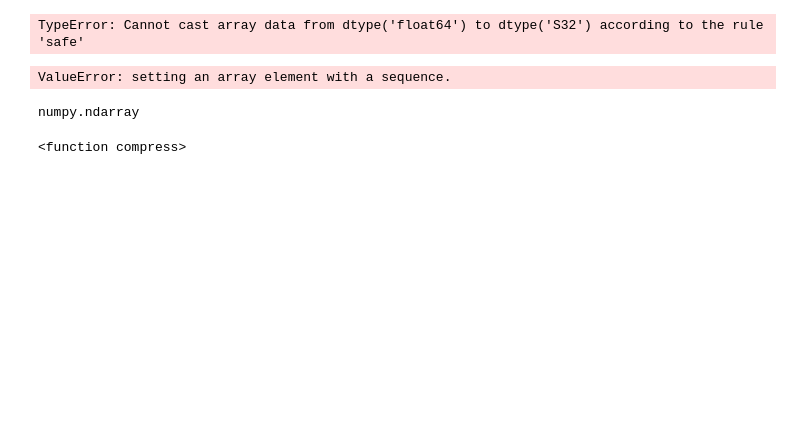
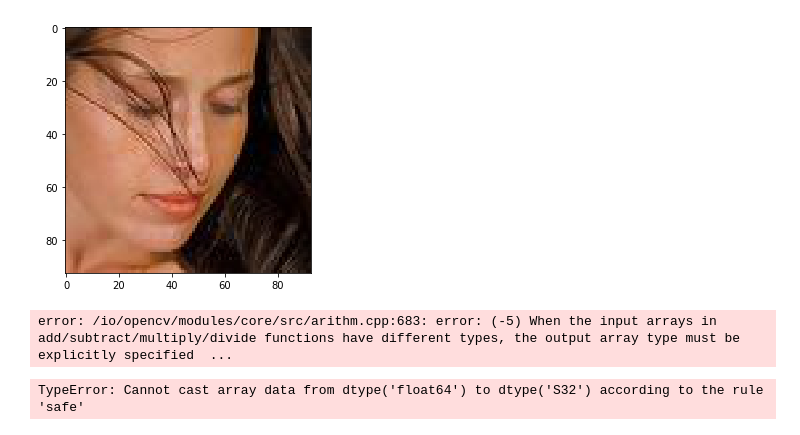
Before and after one commit to ilivans/ysda-computer-vision-part1, a Jupyter notebook: homeworks/04_facial_keypoints_cnn/facial_keypoints_cnn.ipynb, the cells around one changed output. Saved outputs shown, nothing was run; the diff lists cells and outputs as text; code cells hidden in the pictures; blank space fills up the shorter version.

```diff
--- a/homeworks/04_facial_keypoints_cnn/facial_keypoints_cnn.ipynb
+++ b/homeworks/04_facial_keypoints_cnn/facial_keypoints_cnn.ipynb
@@ -22,3 +66,28 @@ pts_train.drop('filename', axis=1, inplace=True)
+# %%
+img = imgs_train[9]
+
+io.imshow(img)
+plt.show()
+
+def randomHueSaturationValue(image, hue_shift_limit=(-180, 180),
+                             sat_shift_limit=(-255, 255),
+                             val_shift_limit=(-255, 255), u=0.5):
+    if np.random.random() < 1:
+        h,w,c = img.shape # (768, 1024, 3)
+        noise = np.random.randint(0,10,(h, w, c)) # design jitter/noise here
+#         zitter = np.zeros_like(img)
+#         zitter[:,:,1] = noise
+        image = cv2.add(img, noise)
+
+    return image
+
+io.imshow(randomHueSaturationValue(img,
+                                               hue_shift_limit=(-1, 1),
+                                               sat_shift_limit=(-1, 1),
+                                               val_shift_limit=(-10, 10)))
+# %% [output]
+[figure, added]
+error: /io/opencv/modules/core/src/arithm.cpp:683: error: (-5) When the input arrays in add/subtract/multiply/divide functions have different types, the output array type must be explicitly specified  ...
 # %%
 from skimage import color, transform
 
@@ -53,15 +115,0 @@ import lasagne.layers
-# %%
-from sklearn.cross_validation import train_test_split
-
-X_train, X_val, y_train, y_val = train_test_split(imgs_train.astype(np.float32),
-                                                  pts_train.astype(np.float32), test_size=0.05)
-# %% [output]
-ValueError: setting an array element with a sequence.
-# %%
-type(pts_train)
-# %% [output]
-numpy.ndarray
-# %%
-pts_train
-# %% [output]
-<function compress>
```
Also changed, not shown: parts of 9 cells of this notebook, 2 other files.
